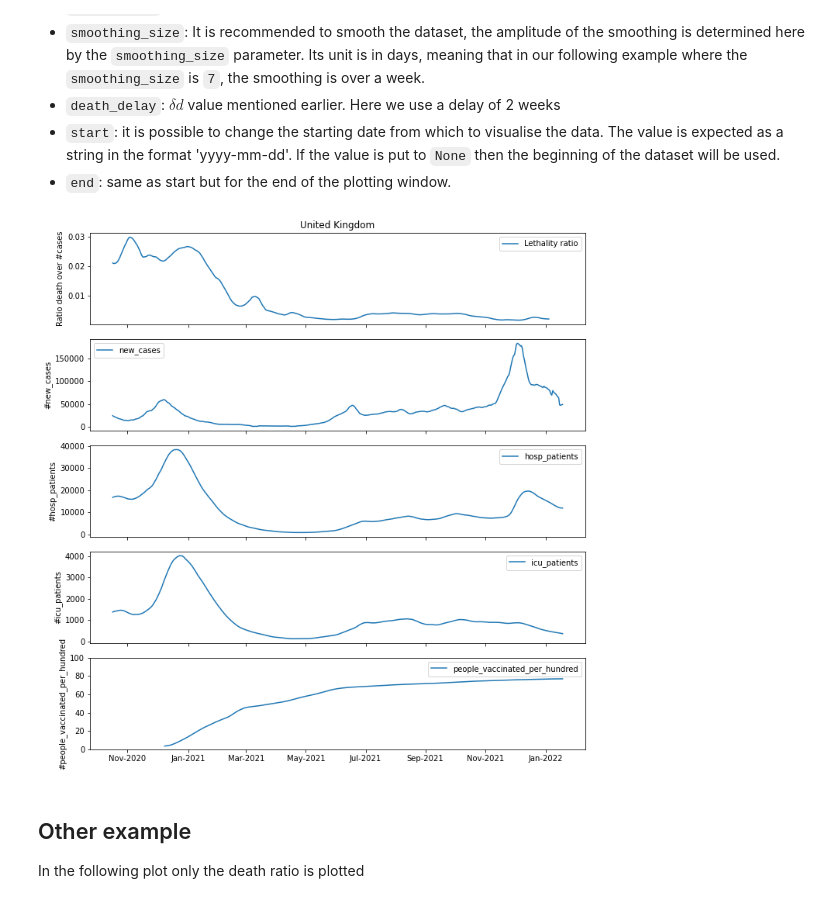
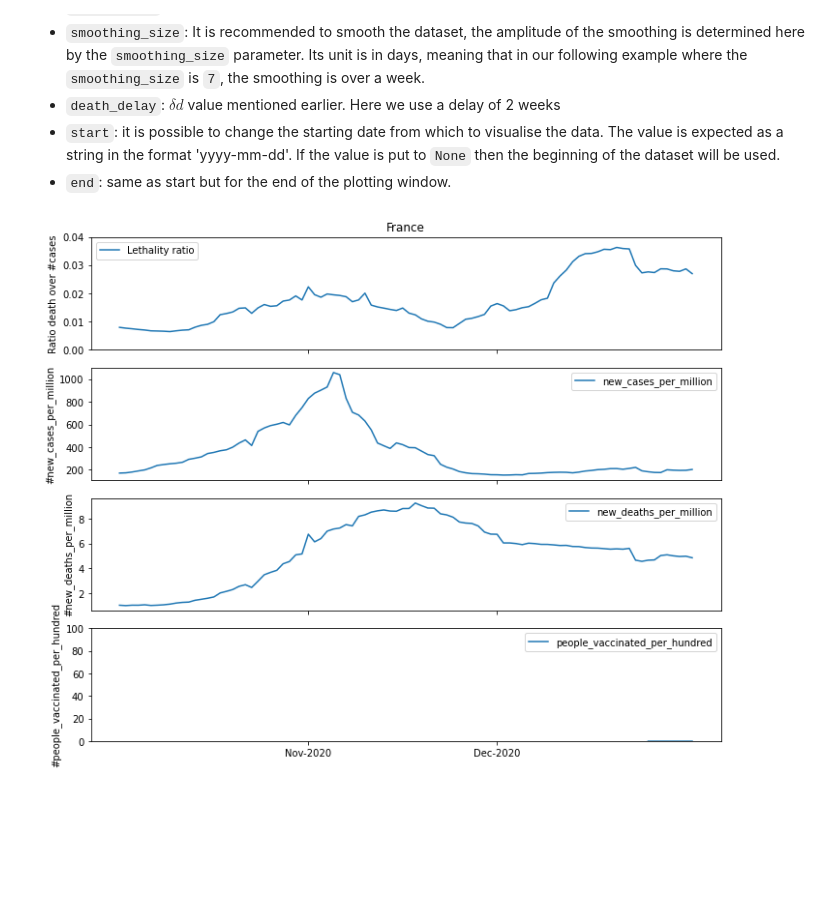
Before and after one commit to GuignardLab/covid-analysis, a Jupyter notebook: Data-analysis-Colab.ipynb, the cells around one changed output. Drawn from its saved outputs; the diff is of its cells as text; code cells hidden in the pictures; blank space fills up the shorter version.

```diff
--- a/Data-analysis-Colab.ipynb
+++ b/Data-analysis-Colab.ipynb
@@ -129,14 +129,12 @@ The function can be parameterized. The following values can be changed to change
 - `start`: it is possible to change the starting date from which to visualise the data. The value is expected as a string in the format 'yyyy-mm-dd'. If the value is put to `None` then the beginning of the dataset will be used.
 - `end`: same as start but for the end of the plotting window.
 # %%
-fig  = get_lethality_rate(data,
-                          country='United Kingdom',
-                          additional_plots=['new_cases', 'hosp_patients',
-                                            'icu_patients', 'people_vaccinated_per_hundred'],
-                          smoothing_size=7, death_delay=14,
-                          start='2020-11-15', end=None);
+fig = get_lethality_rate(data,
+                         country='France',
+                         additional_plots=['new_cases_per_million', 'new_deaths_per_million',
+                                           'people_vaccinated_per_hundred'],
+                         smoothing_size=7, death_delay=18,
+                         start='2020-10-01', end='2020-12-31');
+fig.savefig('out/FR-Nov-2020.pdf')
 # %% [output]
-[figure, old version]
+[figure, new version]
-# %% [markdown]
-## Other example
-In the following plot only the death ratio is plotted
```
Also changed, not shown: parts of 8 cells of this notebook.
